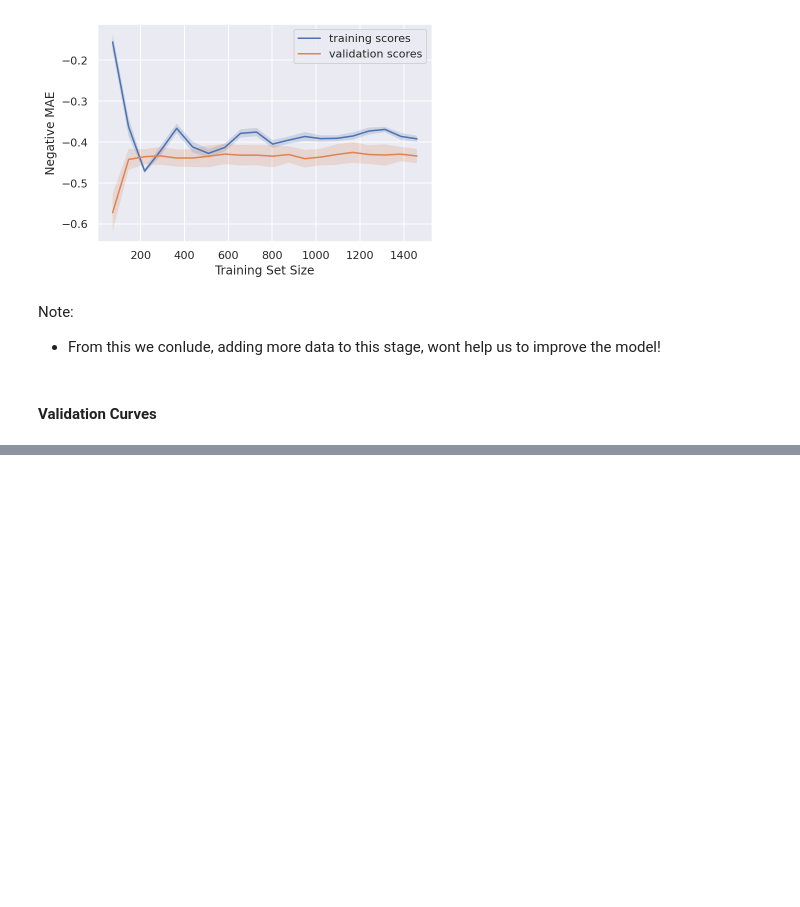
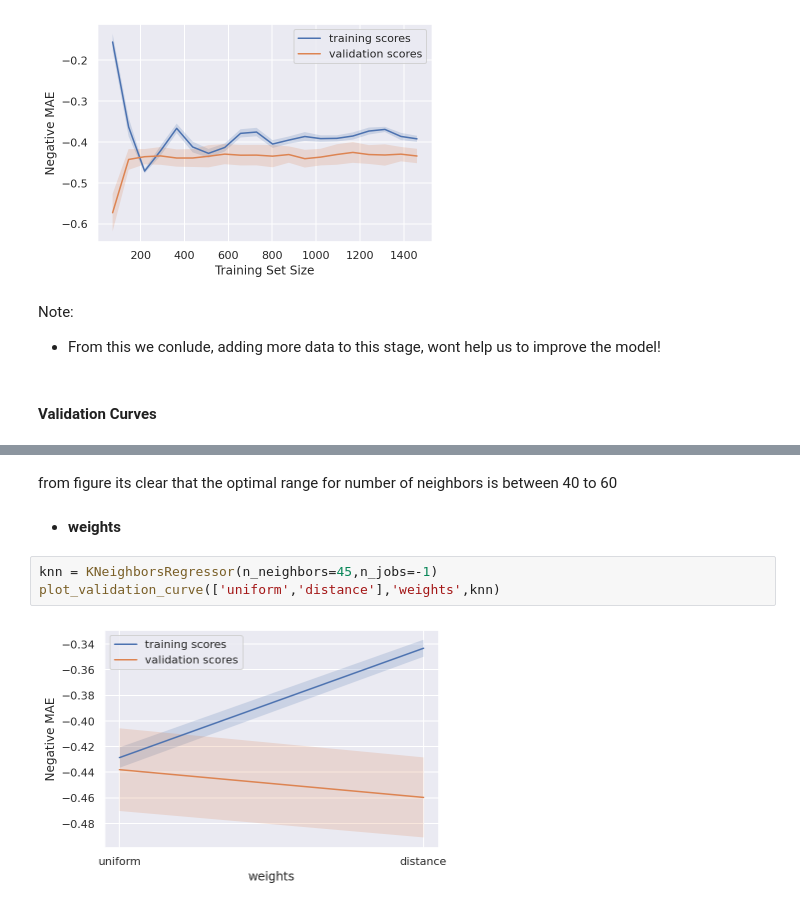
Before and after one commit to Salekeen/Flood-Detection, a Jupyter notebook: 5. KNN.ipynb, the cells around one changed output, grey strips where cells are left out. Saved outputs shown, nothing was run; the diff lists cells and outputs as text; blank space fills up the shorter version.

```diff
--- a/5. KNN.ipynb
+++ b/5. KNN.ipynb
@@ -148,0 +187,9 @@ Note:
+# %% [markdown]
+from figure its clear that the optimal range for number of neighbors is between 40 to 60
+# %% [markdown]
+- **weights**
+# %%
+knn = KNeighborsRegressor(n_neighbors=45,n_jobs=-1)
+plot_validation_curve(['uniform','distance'],'weights',knn)
+# %% [output]
+[figure, added]
```
Also changed, not shown: parts of 24 cells of this notebook.
